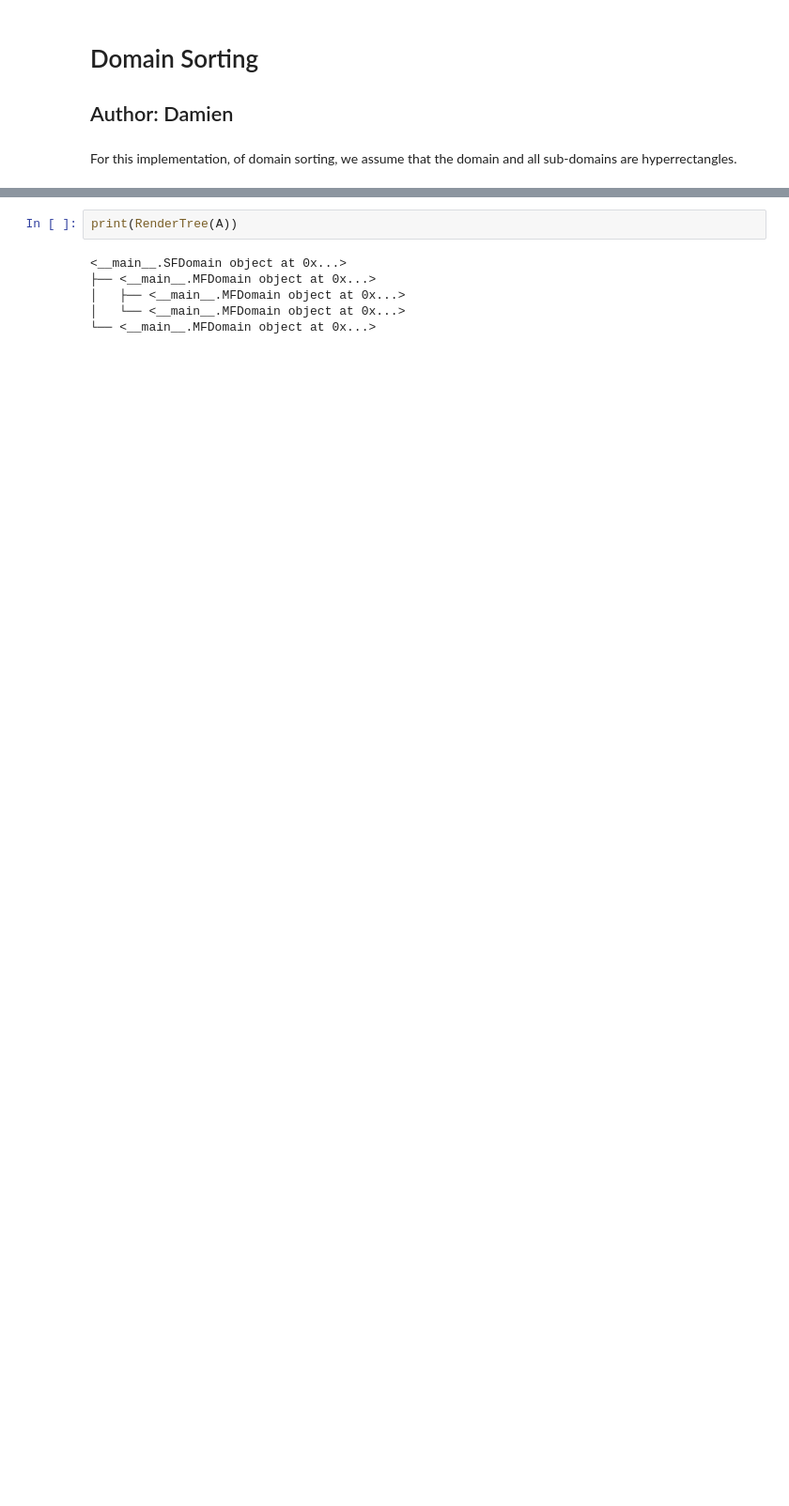
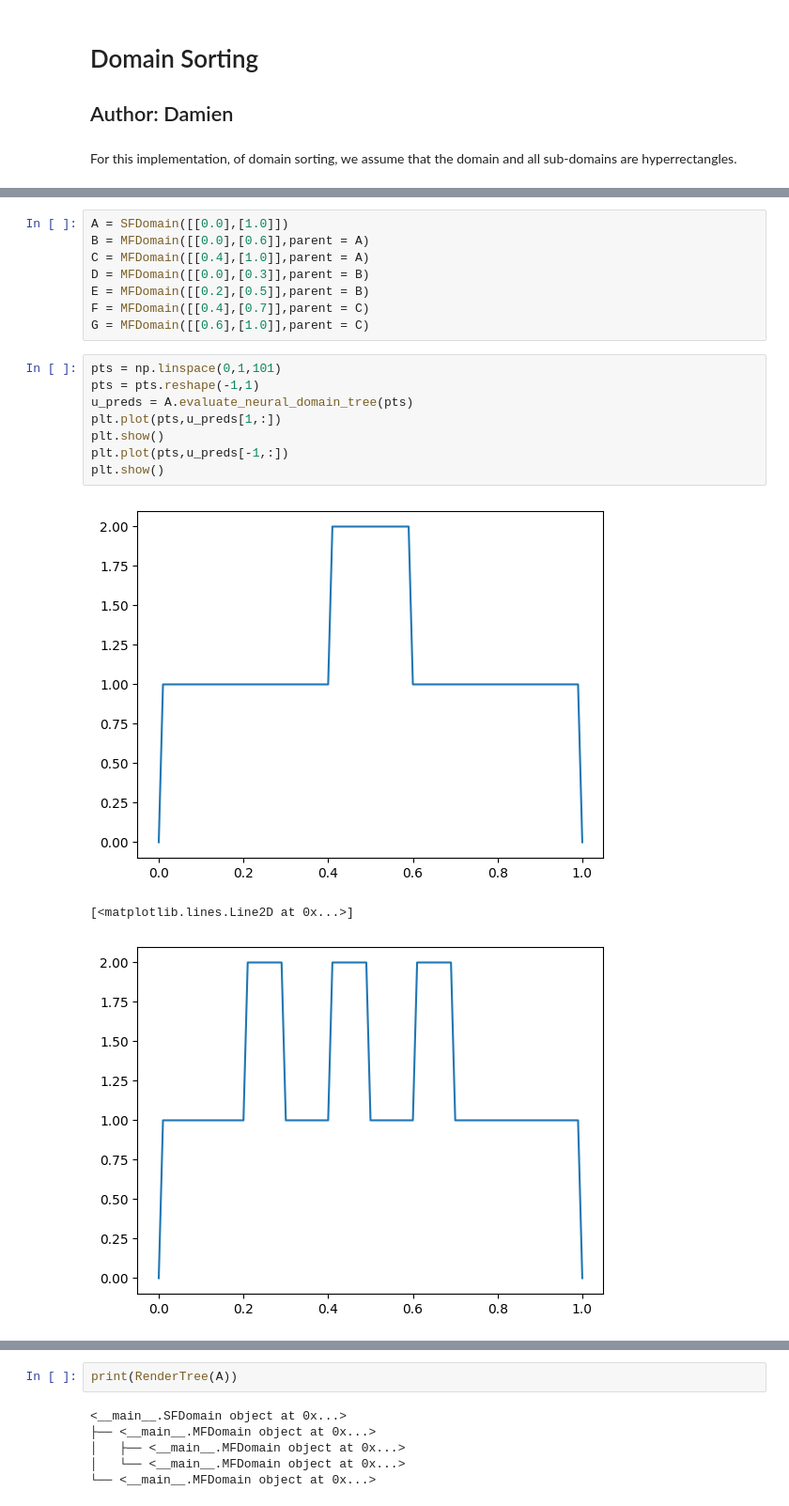
Before and after one commit to damienbeecroft/pnnl_research, a Jupyter notebook: code/damiens_code/domain_sorting/domain_sorting_code/domain_sorting2.ipynb, the cells around one changed output, grey strips where cells are left out. Shown at 94% size. Drawn from its saved outputs; the diff is of its cells as text; blank space fills up the shorter version.

Commit message:
Continued working on the neural domain tree code

```diff
--- a/code/damiens_code/domain_sorting/domain_sorting_code/domain_sorting2.ipynb
+++ b/code/damiens_code/domain_sorting/domain_sorting_code/domain_sorting2.ipynb
@@ -44,0 +110,20 @@ class MFDomain(NodeMixin):
+# %%
+A = SFDomain([[0.0],[1.0]])
+B = MFDomain([[0.0],[0.6]],parent = A)
+C = MFDomain([[0.4],[1.0]],parent = A)
+D = MFDomain([[0.0],[0.3]],parent = B)
+E = MFDomain([[0.2],[0.5]],parent = B)
+F = MFDomain([[0.4],[0.7]],parent = C)
+G = MFDomain([[0.6],[1.0]],parent = C)
+# %%
+pts = np.linspace(0,1,101)
+pts = pts.reshape(-1,1)
+u_preds = A.evaluate_neural_domain_tree(pts)
+plt.plot(pts,u_preds[1,:])
+plt.show()
+plt.plot(pts,u_preds[-1,:])
+plt.show()
+# %% [output]
+[figure, added]
+[<matplotlib.lines.Line2D at 0x...>]
+[figure, added]
```
Also changed, not shown: parts of 25 cells of this notebook, 48 other files.
